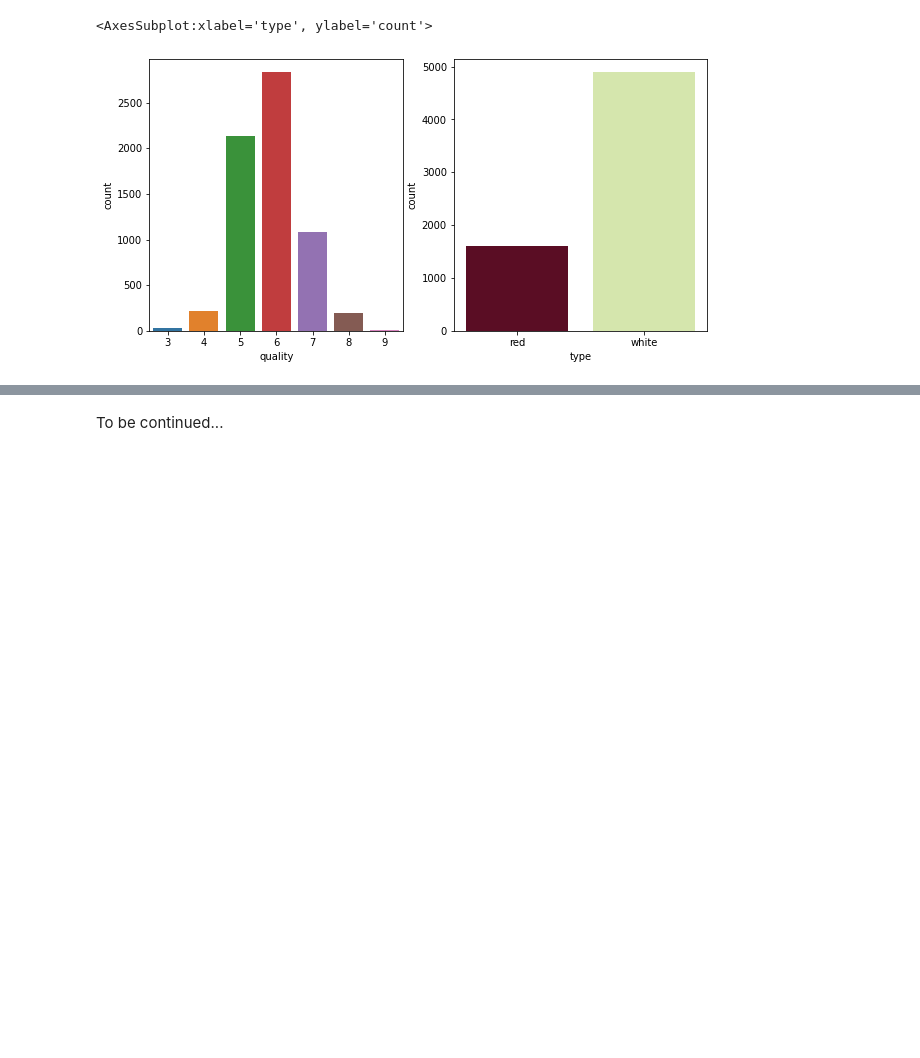
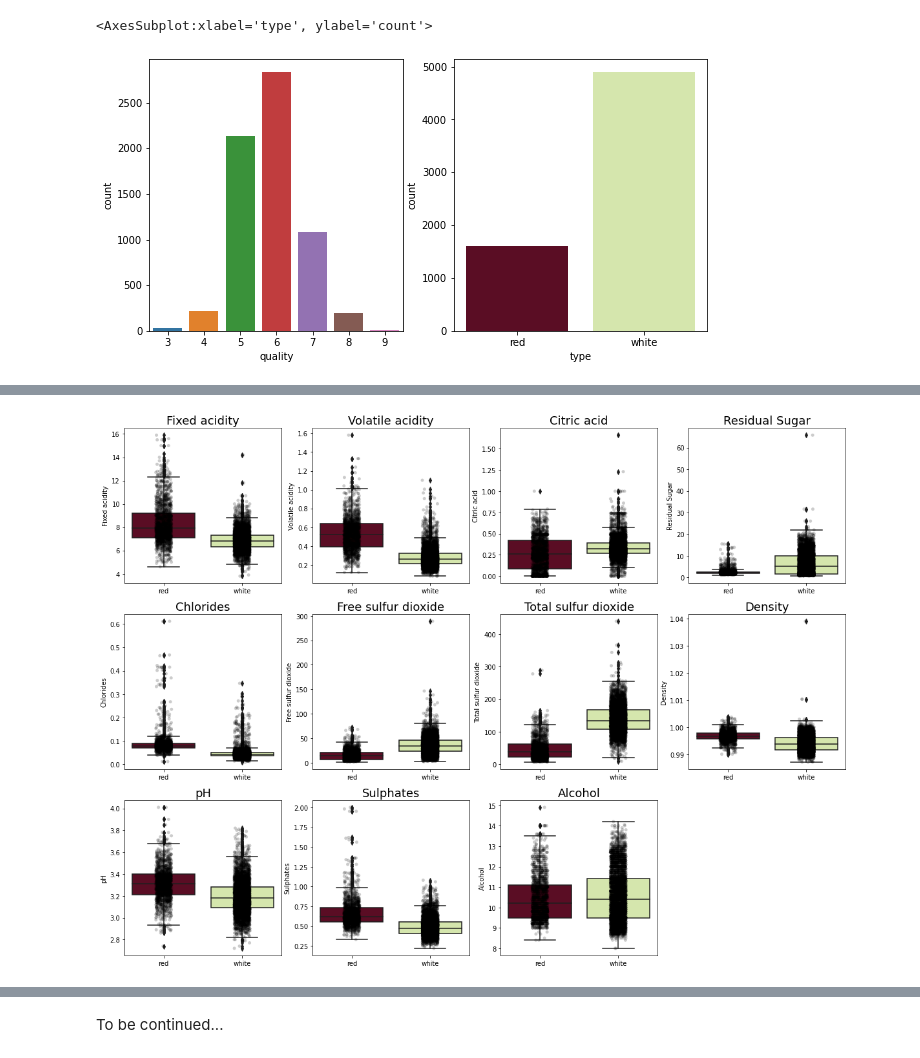
Before and after one commit to ghmigliorini/site, a Jupyter notebook: content/post/2021-12-21-wine-notebook/index.ipynb, the cells around one changed output, grey strips where cells are left out. Saved outputs shown, nothing was run; the diff lists cells and outputs as text; code cells hidden in the pictures; blank space fills up the shorter version.

```diff
--- a/content/post/2021-12-21-wine-notebook/index.ipynb
+++ b/content/post/2021-12-21-wine-notebook/index.ipynb
@@ -137,0 +168,85 @@ sns.countplot(data = df_wine_full, x = 'type', ax = axes[1], palette=['#67001f',
+# %%
+# visualize the relationship between each attribute and wine type
+
+f, axes = plt.subplots(3, 4, figsize = (20, 15))
+
+# fixed acidity
+sns.boxplot(x = 'type', y = 'fixed_acidity', palette=['#67001f',"#d9f0a3"], data = df_wine_full, ax=axes[0, 0])
+sns.stripplot(x = 'type', y = 'fixed_acidity', color='black', alpha=0.2, data = df_wine_full, ax=axes[0, 0])
+axes[0, 0].set_title("Fixed acidity", fontsize = 18)
+axes[0, 0].set_ylabel("Fixed acidity")
+axes[0, 0].set_xlabel("")
+
+# volatile acidity
+sns.boxplot(x = 'type', y = 'volatile_acidity', palette=['#67001f',"#d9f0a3"], data = df_wine_full, ax=axes[0, 1])
+sns.stripplot(x = 'type', y = 'volatile_acidity', color='black', alpha=0.2, data = df_wine_full, ax=axes[0, 1])
+axes[0, 1].set_title("Volatile acidity", fontsize = 18)
+axes[0, 1].set_ylabel("Volatile acidity")
+axes[0, 1].set_xlabel("")
+
+# citric acid
+sns.boxplot(x = 'type', y = 'citric_acid', palette=['#67001f',"#d9f0a3"], data = df_wine_full, ax=axes[0, 2])
+sns.stripplot(x = 'type', y = 'citric_acid', color='black', alpha=0.2, data = df_wine_full, ax=axes[0, 2])
+axes[0, 2].set_title("Citric acid", fontsize = 18)
+axes[0, 2].set_ylabel("Citric acid")
+axes[0, 2].set_xlabel("")
+
+# residual sugar
+sns.boxplot(x = 'type', y = 'residual_sugar', palette=['#67001f',"#d9f0a3"], data = df_wine_full, ax=axes[0, 3])
+sns.stripplot(x = 'type', y = 'residual_sugar', color='black', alpha=0.2, data = df_wine_full, ax=axes[0, 3])
+axes[0, 3].set_title("Residual Sugar", fontsize = 18)
+axes[0, 3].set_ylabel("Residual Sugar")
+axes[0, 3].set_xlabel("")
+
+# chlorides
+sns.boxplot(x = 'type', y = 'chlorides', palette=['#67001f',"#d9f0a3"], data = df_wine_full, ax=axes[1, 0])
+sns.stripplot(x = 'type', y = 'chlorides', color='black', alpha=0.2, data = df_wine_full, ax=axes[1, 0])
+axes[1, 0].set_title("Chlorides", fontsize = 18)
+axes[1, 0].set_ylabel("Chlorides")
+axes[1, 0].set_xlabel("")
+
+# free sulfur dioxide
+sns.boxplot(x = 'type', y = 'free_sulfur_dioxide', palette=['#67001f',"#d9f0a3"], data = df_wine_full, ax=axes[1, 1])
+sns.stripplot(x = 'type', y = 'free_sulfur_dioxide', color='black', alpha=0.2, data = df_wine_full, ax=axes[1, 1])
+axes[1, 1].set_title("Free sulfur dioxide", fontsize = 18)
+axes[1, 1].set_ylabel("Free sulfur dioxide")
+axes[1, 1].set_xlabel("")
+
+# total sulfur dioxide
+sns.boxplot(x = 'type', y = 'total_sulfur_dioxide', palette=['#67001f',"#d9f0a3"], data = df_wine_full, ax=axes[1, 2])
+sns.stripplot(x = 'type', y = 'total_sulfur_dioxide', color='black', alpha=0.2, data = df_wine_full, ax=axes[1, 2])
+axes[1, 2].set_title("Total sulfur dioxide", fontsize = 18)
+axes[1, 2].set_ylabel("Total sulfur dioxide")
+axes[1, 2].set_xlabel("")
+
+# density
+sns.boxplot(x = 'type', y = 'density', palette=['#67001f',"#d9f0a3"], data = df_wine_full, ax=axes[1, 3])
+sns.stripplot(x = 'type', y = 'density', color='black', alpha=0.2, data = df_wine_full, ax=axes[1, 3])
+axes[1, 3].set_title("Density", fontsize = 18)
+axes[1, 3].set_ylabel("Density")
+axes[1, 3].set_xlabel("")
+
+# ph
+sns.boxplot(x = 'type', y = 'pH', palette=['#67001f',"#d9f0a3"], data = df_wine_full, ax=axes[2, 0])
+sns.stripplot(x = 'type', y = 'pH', color='black', alpha=0.2, data = df_wine_full, ax=axes[2, 0])
+axes[2, 0].set_title("pH", fontsize = 18)
+axes[2, 0].set_ylabel("pH")
+axes[2, 0].set_xlabel("")
+
+# sulphates
+sns.boxplot(x = 'type', y = 'sulphates', palette=['#67001f',"#d9f0a3"], data = df_wine_full, ax=axes[2, 1])
+sns.stripplot(x = 'type', y = 'sulphates', color='black', alpha=0.2, data = df_wine_full, ax=axes[2, 1])
+axes[2, 1].set_title("Sulphates", fontsize = 18)
+axes[2, 1].set_ylabel("Sulphates")
+axes[2, 1].set_xlabel("")
+
+# alcohol
+sns.boxplot(x = 'type', y = 'alcohol', palette=['#67001f',"#d9f0a3"], data = df_wine_full, ax=axes[2, 2])
+sns.stripplot(x = 'type', y = 'alcohol', color='black', alpha=0.2, data = df_wine_full, ax=axes[2, 2])
+axes[2, 2].set_title("Alcohol", fontsize = 18)
+axes[2, 2].set_ylabel("Alcohol")
+axes[2, 2].set_xlabel("")
+
+f.delaxes(axes[2,3])
+# %% [output]
+[figure, added]
```
Also changed, not shown: parts of 5 cells of this notebook.
